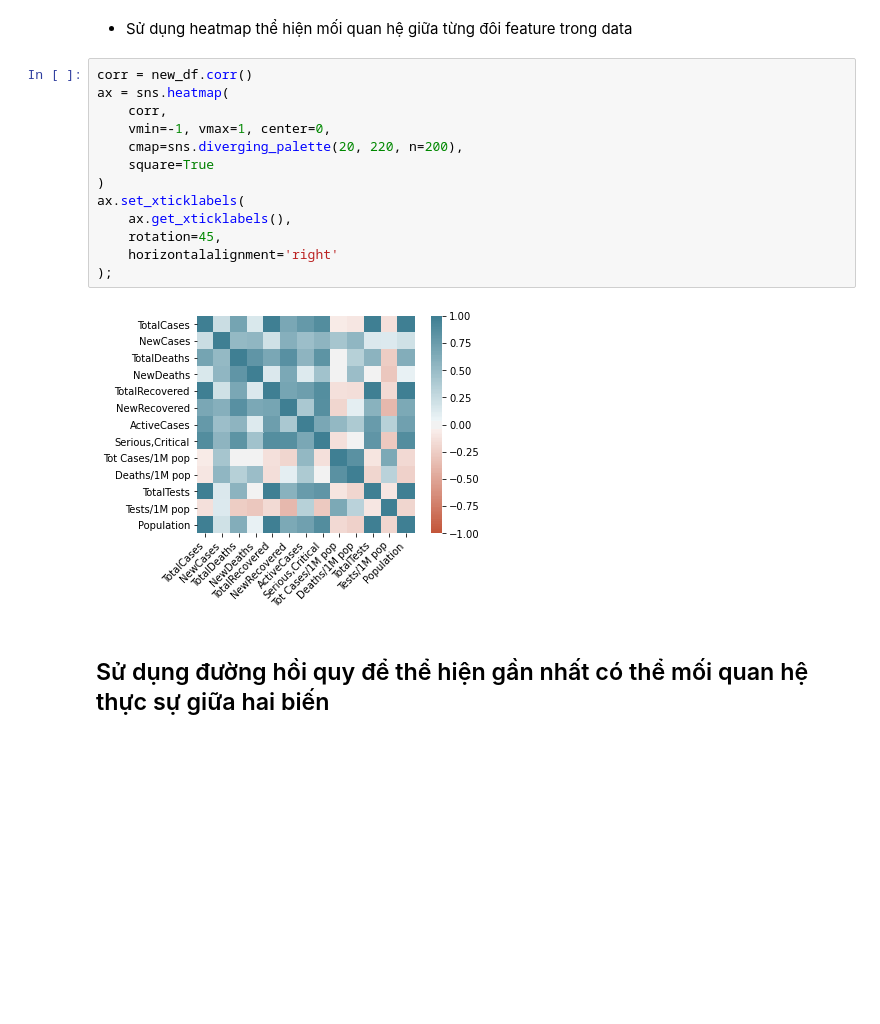
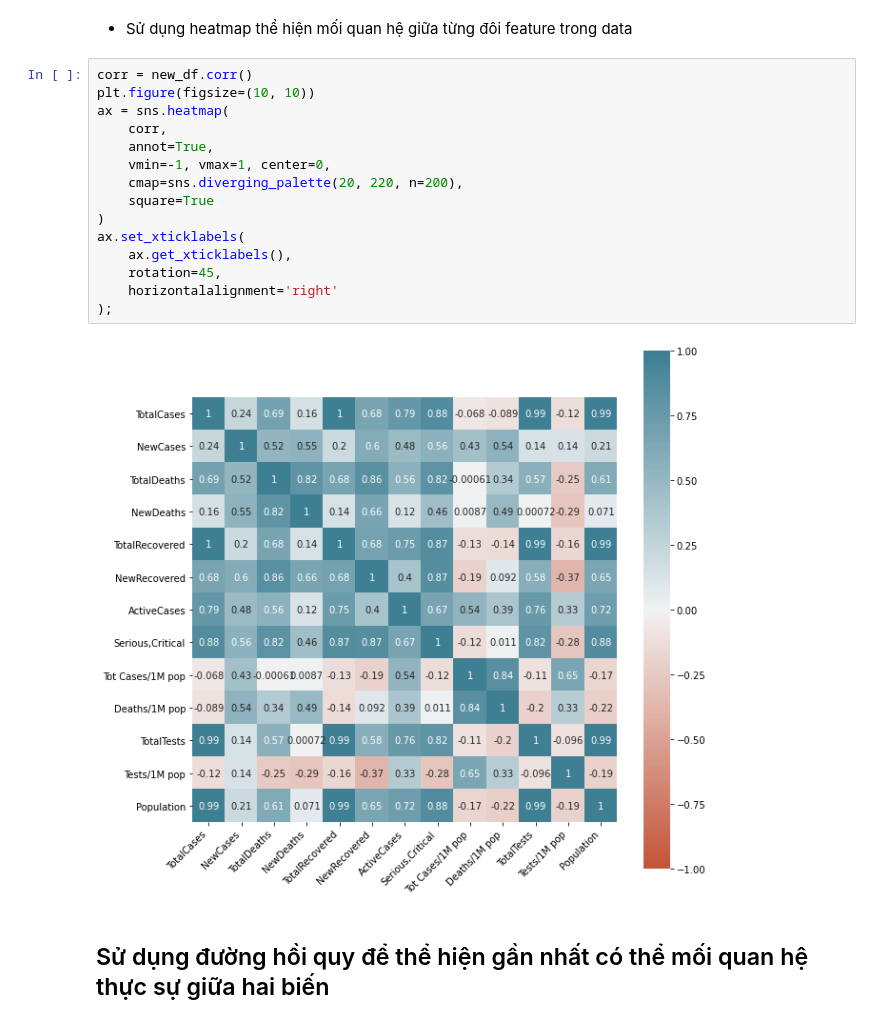
Before and after one commit to HieuTranV/DataVisualization, a Jupyter notebook: Analysis_.ipynb, the cells around one changed output. Drawn from its saved outputs; the diff is of its cells as text; blank space fills up the shorter version.

```diff
--- a/Analysis_.ipynb
+++ b/Analysis_.ipynb
@@ -349,19 +347,21 @@ new_df.shape
 - Sử dụng heatmap thể hiện mối quan hệ giữa từng đôi feature trong data
 # %%
 corr = new_df.corr()
+plt.figure(figsize=(10, 10))
 ax = sns.heatmap(
     corr,
+    annot=True,
     vmin=-1, vmax=1, center=0,
     cmap=sns.diverging_palette(20, 220, n=200),
     square=True
 )
 ax.set_xticklabels(
     ax.get_xticklabels(),
     rotation=45,
     horizontalalignment='right'
 );
 # %% [output]
-[figure, old version]
+[figure, new version]
 # %% [markdown]
 ## Sử dụng đường hồi quy để thể hiện gần nhất có thể mối quan hệ thực sự giữa hai biến
 # %% [markdown]
```
Also changed, not shown: parts of 5 cells of this notebook, 1 other file.
